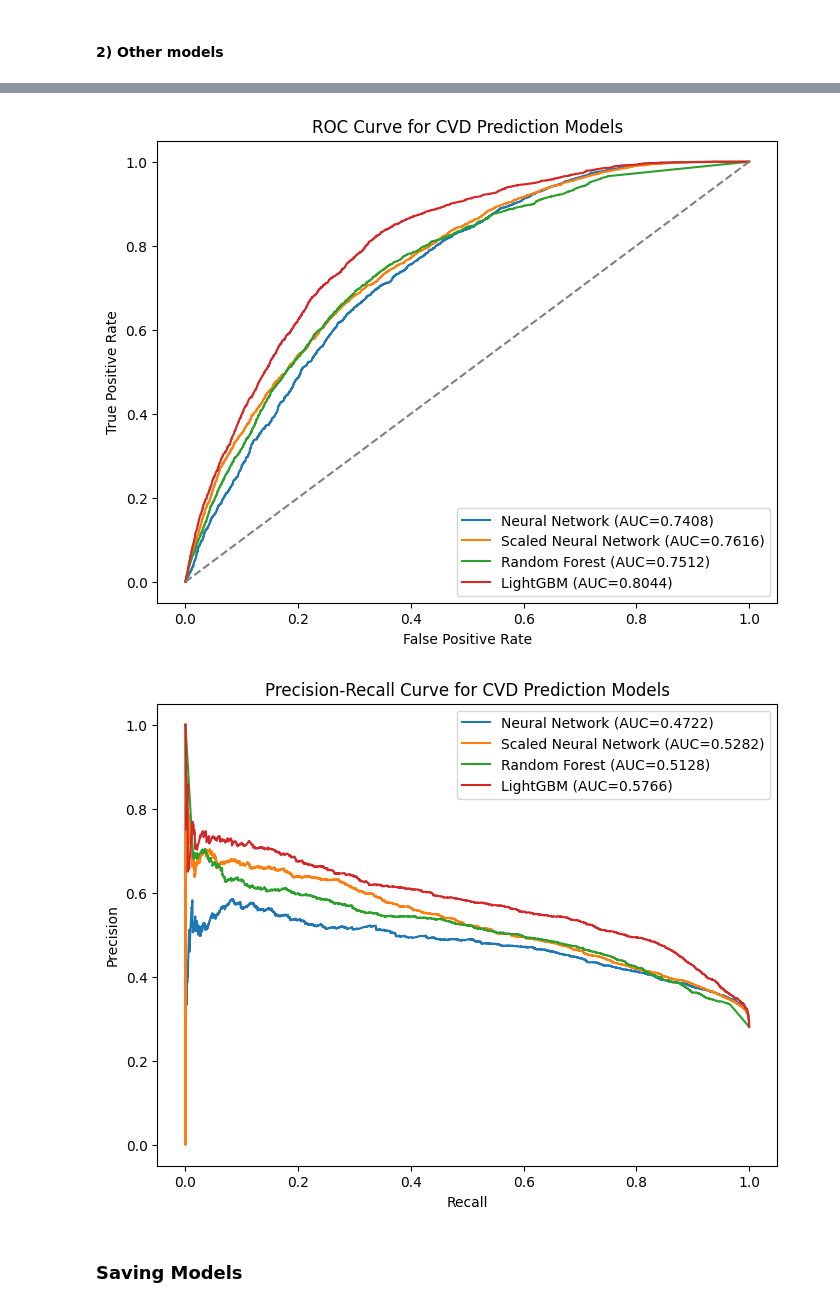
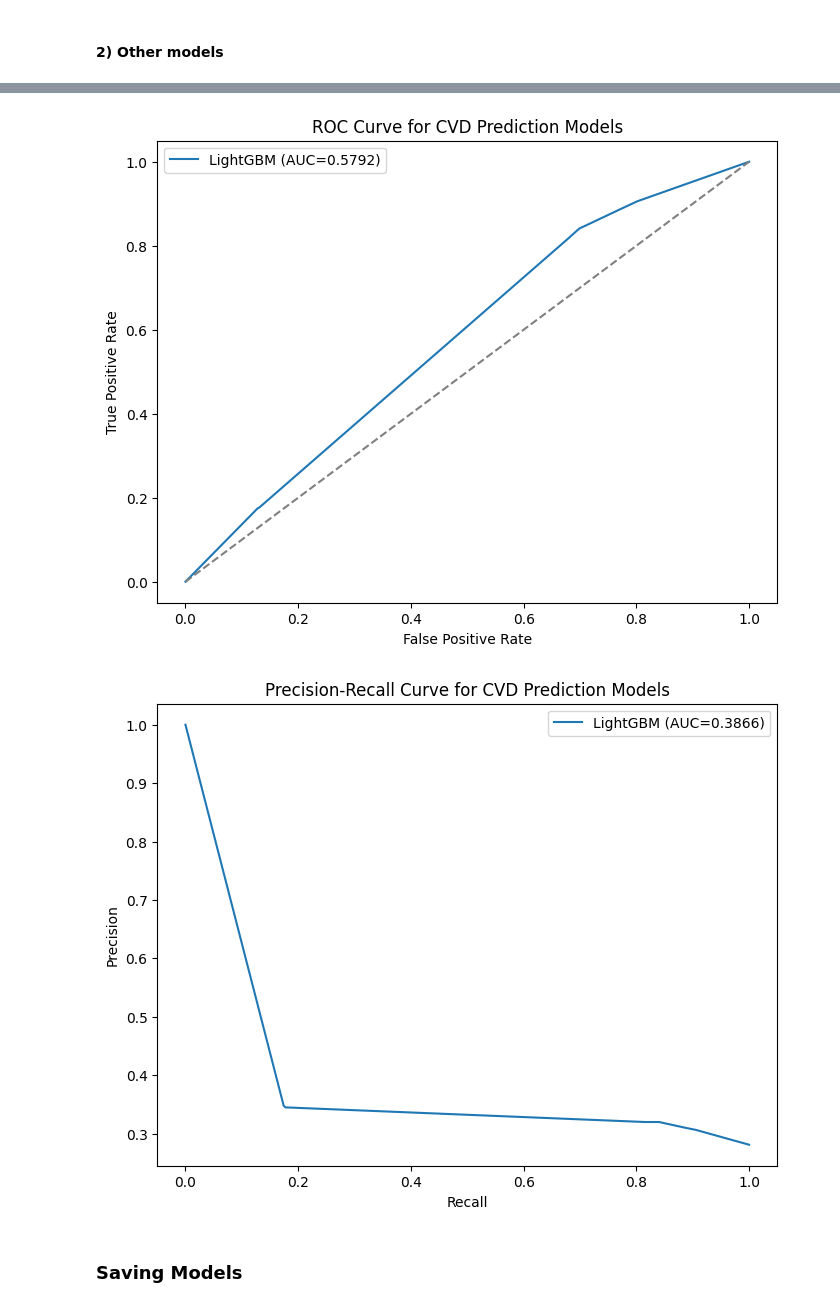
Before and after one commit to AhmedRafid3S5/Hybrid-CVD-Model, a Jupyter notebook: model_a_training(Part 2).ipynb, the cells around one changed output, grey strips where cells are left out. Drawn from its saved outputs; the diff is of its cells as text; code cells hidden in the pictures.

Commit message:
Meta model training where model A had no age gender or bmi

```diff
--- a/model_a_training(Part 2).ipynb
+++ b/model_a_training(Part 2).ipynb
@@ -36,7 +36,7 @@ import lightgbm as lgb
 import tensorflow as tf
 import matplotlib.pyplot as plt
 
-X = dataset.drop(['Cardiovascular Disease'], axis=1)
+X = dataset.drop(['Cardiovascular Disease', 'Age', 'Gender', 'BMI'], axis=1)
 Y = dataset['Cardiovascular Disease']
 
 X_train, X_test, Y_train, Y_test = train_test_split(
@@ -218,16 +226,16 @@ from sklearn.metrics import (
     roc_curve, precision_recall_curve, auc, classification_report
 )
 
-y_prob_nn = model.predict(X_test).flatten()
-y_pred_nn = (y_prob_nn >= 0.5).astype(int)
+# y_prob_nn = model.predict(X_test).flatten()
+# y_pred_nn = (y_prob_nn >= 0.5).astype(int)
 
-y_prob_scaled_nn = scaledModel.predict(X_test_scaled).flatten()
-y_pred_scaled_nn = (y_prob_scaled_nn >= 0.5).astype(int)
+# y_prob_scaled_nn = scaledModel.predict(X_test_scaled).flatten()
+# y_pred_scaled_nn = (y_prob_scaled_nn >= 0.5).astype(int)
 
 model_predictions = {
-    'Neural Network': (y_pred_nn, y_prob_nn),
-    'Scaled Neural Network': (y_pred_scaled_nn, y_prob_scaled_nn),
-    'Random Forest': (y_pred_rf, y_prob_rf),
+    # 'Neural Network': (y_pred_nn, y_prob_nn),
+    # 'Scaled Neural Network': (y_pred_scaled_nn, y_prob_scaled_nn),
+    # 'Random Forest': (y_pred_rf, y_prob_rf),
     'LightGBM': (y_pred_lgbm, y_prob_lgbm)
 }
 
@@ -292,5 +299,5 @@ weighted avg       0.74      0.76      0.74     11461
-[figure, old version]
+[figure, new version]
-[figure, old version]
+[figure, new version]
 # %% [markdown]
 ### Saving Models
 # %%
```
Also changed, not shown: parts of 3 cells of this notebook, 27 other files.
